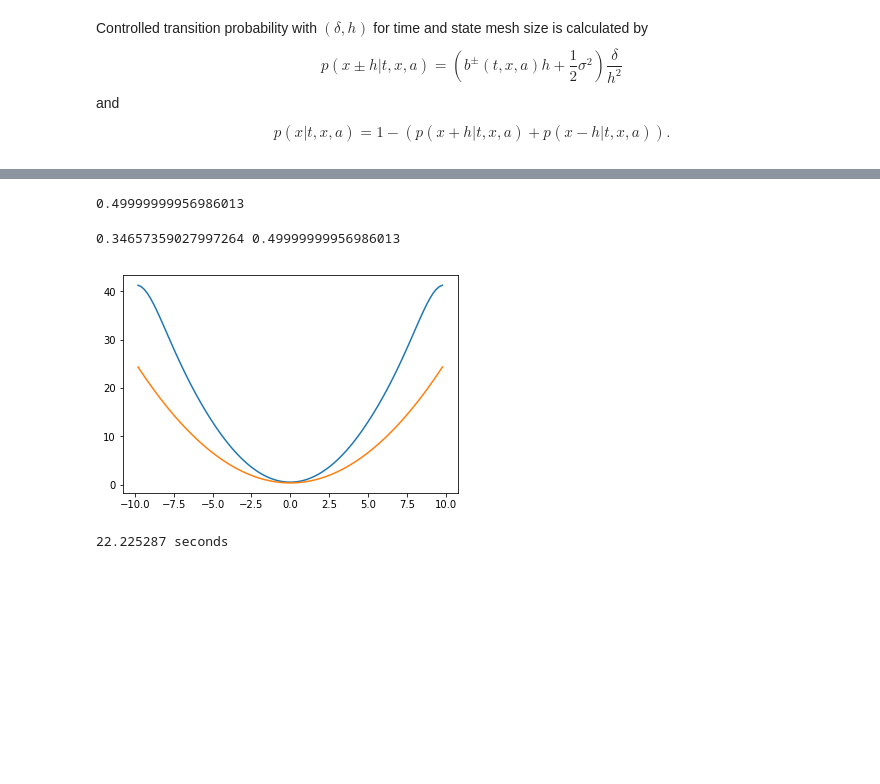
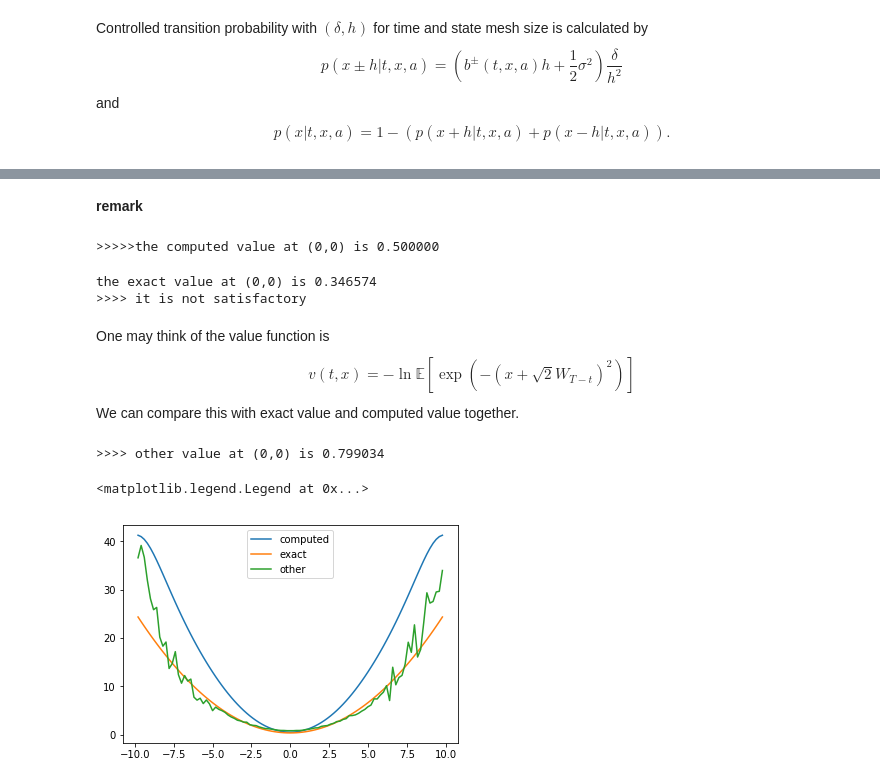
Before and after one commit to songqsh/foo1, a Jupyter notebook: src/dp_hjb_1d.ipynb, the cells around one changed output, grey strips where cells are left out. Saved outputs shown, nothing was run; the diff lists cells and outputs as text; code cells hidden in the pictures; blank space fills up the shorter version.

```diff
--- a/src/dp_hjb_1d.ipynb
+++ b/src/dp_hjb_1d.ipynb
@@ -143,22 +148,41 @@ for i in tqdm(np.arange(t_space.size-2, -1, -1)):
+# %% [markdown]
+__remark__
 # %%
-s_val[0, int(s_space.size/2)]
+print('>>>>>the computed value at (0,0) is %f' %(s_val[0, int(s_space.size/2)]))
 #s_space[int(s_space.size/2)]
 # %% [output]
-0.49999999956986013
+>>>>>the computed value at (0,0) is 0.500000
 # %%
 def exact_v(t,x):
   tau = TERM -t
   return (x**2/(1+tau)+np.log(1+tau))/2
+
+print('the exact value at (0,0) is %f' %(exact_v(0,0)))
+print('>>>> it is not satisfactory')
+# %% [output]
+the exact value at (0,0) is 0.346574
+>>>> it is not satisfactory
+# %% [markdown]
+One may think of the value function is
+$$v(t,x) = - \ln  \mathbb E [\exp(-(x+ \sqrt{2} W_{T-t})^2)]$$
+We can compare this with exact value and computed value together.
+# %%
+#one other possible value
+def other_val(t,x):
+  var1 = np.random.normal(0,1,1000)
+  var2 = x + np.sqrt(2*(TERM-t))*var1
+  var3 = np.exp(-var2**2).mean()
+  return -np.log(var3)
+print('>>>> other value at (0,0) is %f' %(other_val(0,0)))
+# %% [output]
+>>>> other value at (0,0) is 0.799034
 # %%
-plt.plot(s_space, s_val[0])
+plt.plot(s_space, s_val[0],label='computed')
 exact_sol = [exact_v(0,x) for x in s_space]
-plt.plot(s_space, exact_sol)
-print(np.min(exact_sol), np.min(s_val[0]))
+plt.plot(s_space, exact_sol, label='exact')
+other_sol = [other_val(0,x) for x in s_space]
+plt.plot(s_space, other_sol, label = 'other')
+plt.legend()
 # %% [output]
-0.34657359027997264 0.49999999956986013
+<matplotlib.legend.Legend at 0x...>
-[figure, old version]
+[figure, new version]
-# %%
-end_time = time.time()
-print('%f seconds' %(end_time - start_time))
-# %% [output]
-22.225287 seconds
```
Also changed, not shown: parts of 3 cells of this notebook.
